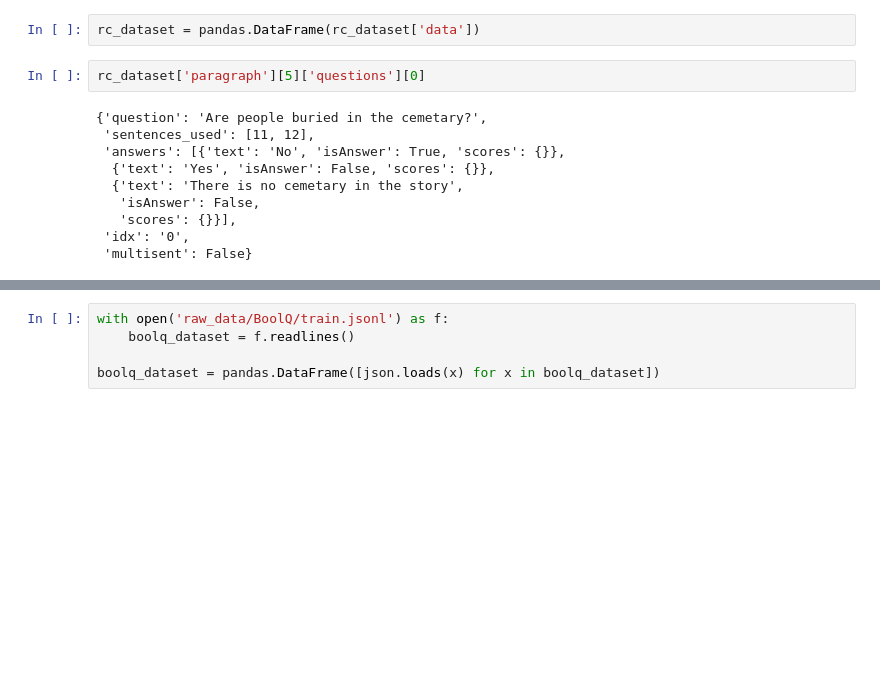
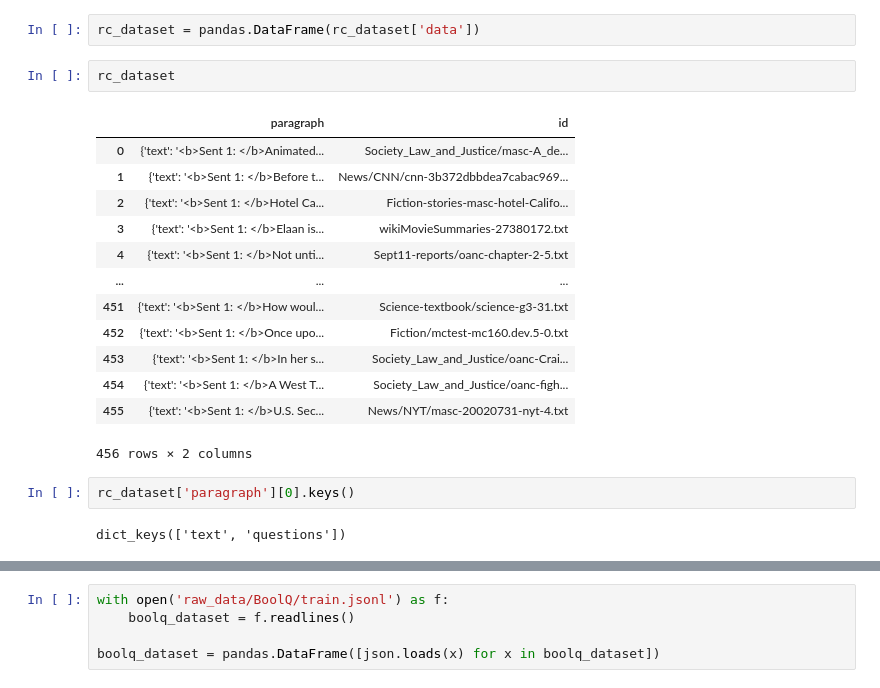
Before and after one commit to jerkosegvic/dipl_project, a Jupyter notebook: proba.ipynb, the cells around one changed output, grey strips where cells are left out. Drawn from its saved outputs; the diff is of its cells as text; blank space fills up the shorter version.

Commit message:
implemented some datasets

```diff
--- a/proba.ipynb
+++ b/proba.ipynb
@@ -108,15 +62,23 @@ with open('raw_data/multirc-v2/splitv2/train_456-fixedIds.json') as f:
     rc_dataset = json.load(f)
 # %%
 rc_dataset = pandas.DataFrame(rc_dataset['data'])
+# %%
+rc_dataset
+# %% [output]
+|  | paragraph | id |
+| 0 | {'text': '<b>Sent 1: </b>Animated... | Society_Law_and_Justice/masc-A_de... |
+| 1 | {'text': '<b>Sent 1: </b>Before t... | News/CNN/cnn-3b372dbbdea7cabac969... |
+| 2 | {'text': '<b>Sent 1: </b>Hotel Ca... | Fiction-stories-masc-hotel-Califo... |
+| 3 | {'text': '<b>Sent 1: </b>Elaan is... | wikiMovieSummaries-27380172.txt |
+| 4 | {'text': '<b>Sent 1: </b>Not unti... | Sept11-reports/oanc-chapter-2-5.txt |
+| ... | ... | ... |
+| 451 | {'text': '<b>Sent 1: </b>How woul... | Science-textbook/science-g3-31.txt |
+| 452 | {'text': '<b>Sent 1: </b>Once upo... | Fiction/mctest-mc160.dev.5-0.txt |
+| 453 | {'text': '<b>Sent 1: </b>In her s... | Society_Law_and_Justice/oanc-Crai... |
+| 454 | {'text': '<b>Sent 1: </b>A West T... | Society_Law_and_Justice/oanc-figh... |
+| 455 | {'text': '<b>Sent 1: </b>U.S. Sec... | News/NYT/masc-20020731-nyt-4.txt |
+456 rows × 2 columns
 # %%
-rc_dataset['paragraph'][5]['questions'][0]
+rc_dataset['paragraph'][0].keys()
 # %% [output]
-{'question': 'Are people buried in the cemetary?',
- 'sentences_used': [11, 12],
- 'answers': [{'text': 'No', 'isAnswer': True, 'scores': {}},
-  {'text': 'Yes', 'isAnswer': False, 'scores': {}},
-  {'text': 'There is no cemetary in the story',
-   'isAnswer': False,
-   'scores': {}}],
- 'idx': '0',
- 'multisent': False}
+dict_keys(['text', 'questions'])
```
Also changed, not shown: parts of 14 cells of this notebook, 7 other files.
